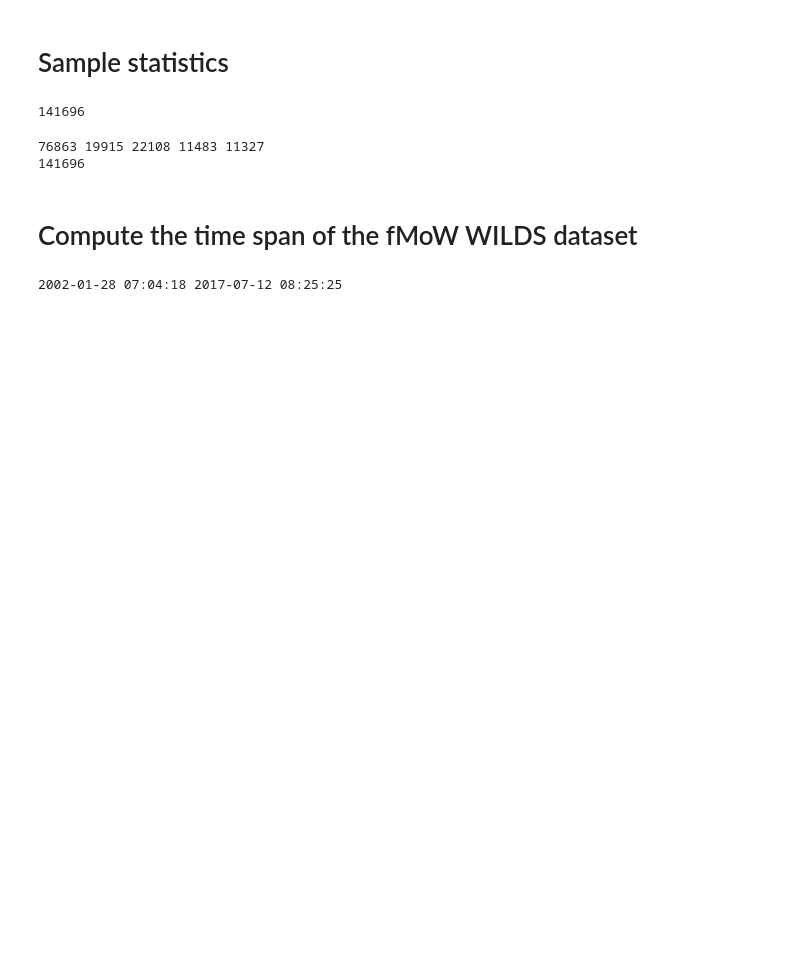
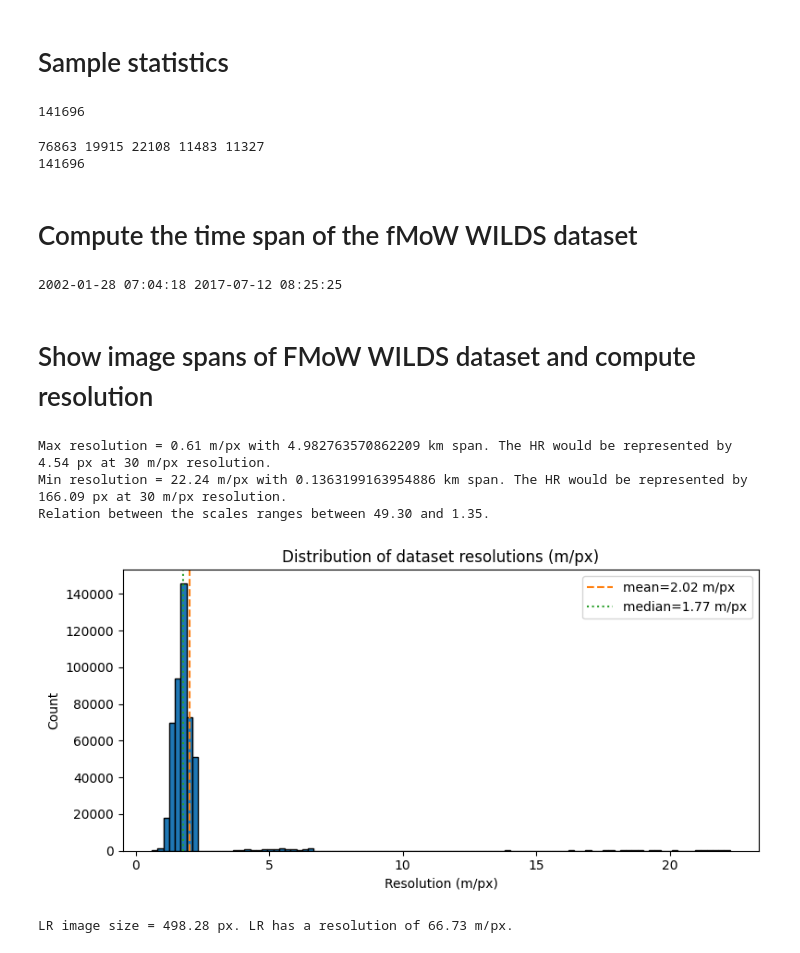
Before and after one commit to erikhenicke/bigpicture, a Jupyter notebook: src/playground/fmow_wilds_statistics.ipynb, the cells around one changed output. Cells and saved outputs as stored; diff of their text form; code cells hidden in the pictures; blank space fills up the shorter version.

```diff
--- a/src/playground/fmow_wilds_statistics.ipynb
+++ b/src/playground/fmow_wilds_statistics.ipynb
@@ -51,3 +51,47 @@ print(
 )
 # %% [output]
 2002-01-28 07:04:18 2017-07-12 08:25:25
+# %% [markdown]
+# Show image spans of FMoW WILDS dataset and compute resolution
+# %%
+import pandas as pd
+df = pd.read_csv(
+    "/home/erik/git/bigpicture/data/fmow_landsat/rgb_metadata_extended.csv"
+    )
+# %%
+min_span = df["img_span_km"].min()
+max_span = df["img_span_km"].max()
+max_res = min_span * 1000 / 224
+min_res = max_span * 1000 / 224
+
+print(f"Max resolution = {max_res:.2f} m/px with {max_span} km span. The HR would be represented by {max_res * 224 / 30:.2f} px at 30 m/px resolution.")
+print(f"Min resolution = {min_res:.2f} m/px with {min_span} km span. The HR would be represented by {min_res * 224 / 30:.2f} px at 30 m/px resolution.")
+
+print(f"Relation between the scales ranges between {30 / max_res:.2f} and {30 / min_res:.2f}.")
+# %% [output]
+Max resolution = 0.61 m/px with 4.982763570862209 km span. The HR would be represented by 4.54 px at 30 m/px resolution.
+Min resolution = 22.24 m/px with 0.1363199163954886 km span. The HR would be represented by 166.09 px at 30 m/px resolution.
+Relation between the scales ranges between 49.30 and 1.35.
+# %%
+import matplotlib.pyplot as plt
+
+res_mpx = df["img_span_km"].dropna() * 1000 / 224
+
+plt.figure(figsize=(8,4))
+plt.hist(res_mpx, bins=100, color='C0', edgecolor='k')
+plt.axvline(res_mpx.mean(), color='C1', linestyle='--', label=f"mean={res_mpx.mean():.2f} m/px")
+plt.axvline(res_mpx.median(), color='C2', linestyle=':', label=f"median={res_mpx.median():.2f} m/px")
+plt.xlabel("Resolution (m/px)")
+plt.ylabel("Count")
+plt.title("Distribution of dataset resolutions (m/px)")
+plt.legend()
+plt.tight_layout()
+plt.show()
+# %% [output]
+[figure, added]
+# %%
+lr_image_size = 4.982763570862209 * 3 / 30 * 1000
+lr_res = lr_image_size / 224 * 30
+print(f"LR image size = {lr_image_size:.2f} px. LR has a resolution of {lr_res:.2f} m/px.")
+# %% [output]
+LR image size = 498.28 px. LR has a resolution of 66.73 m/px.
```
Also changed, not shown: parts of 2 cells of this notebook, 6 other files.
